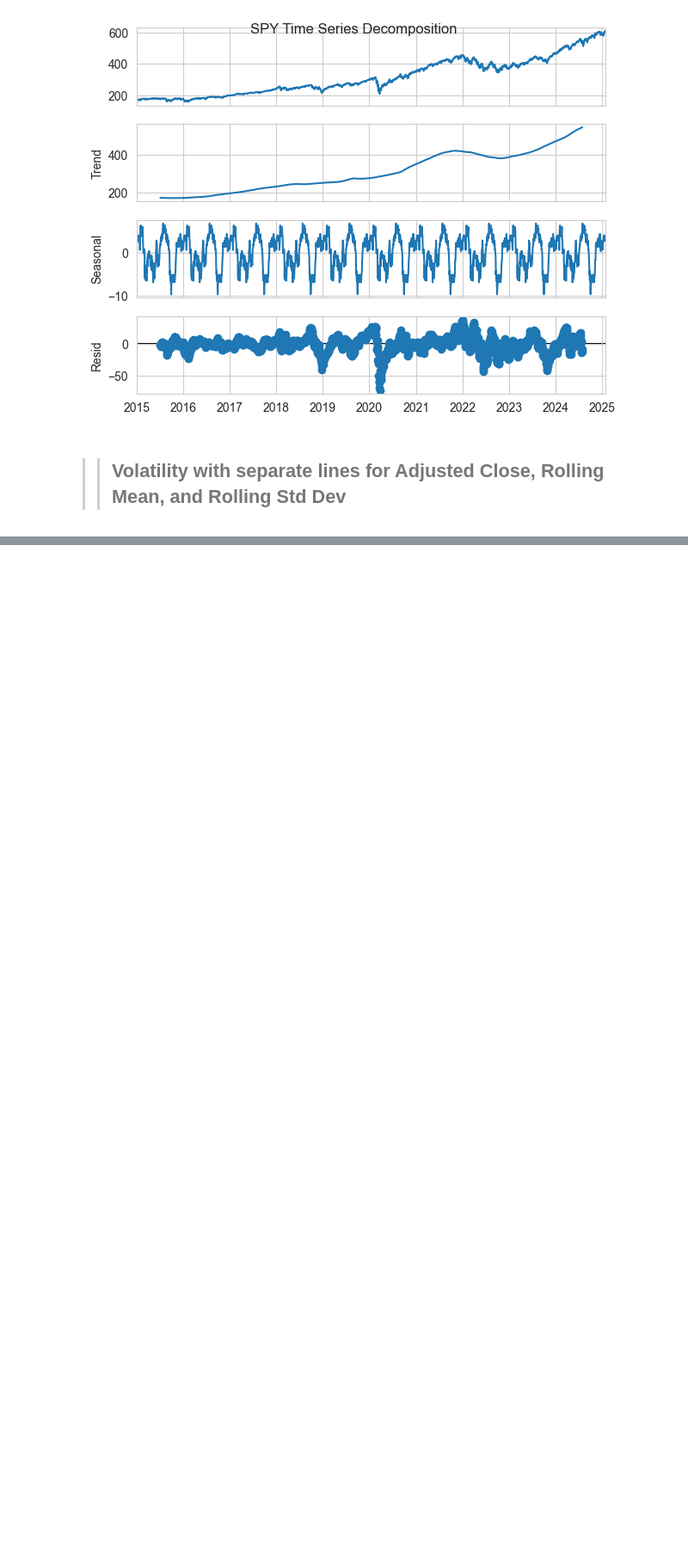
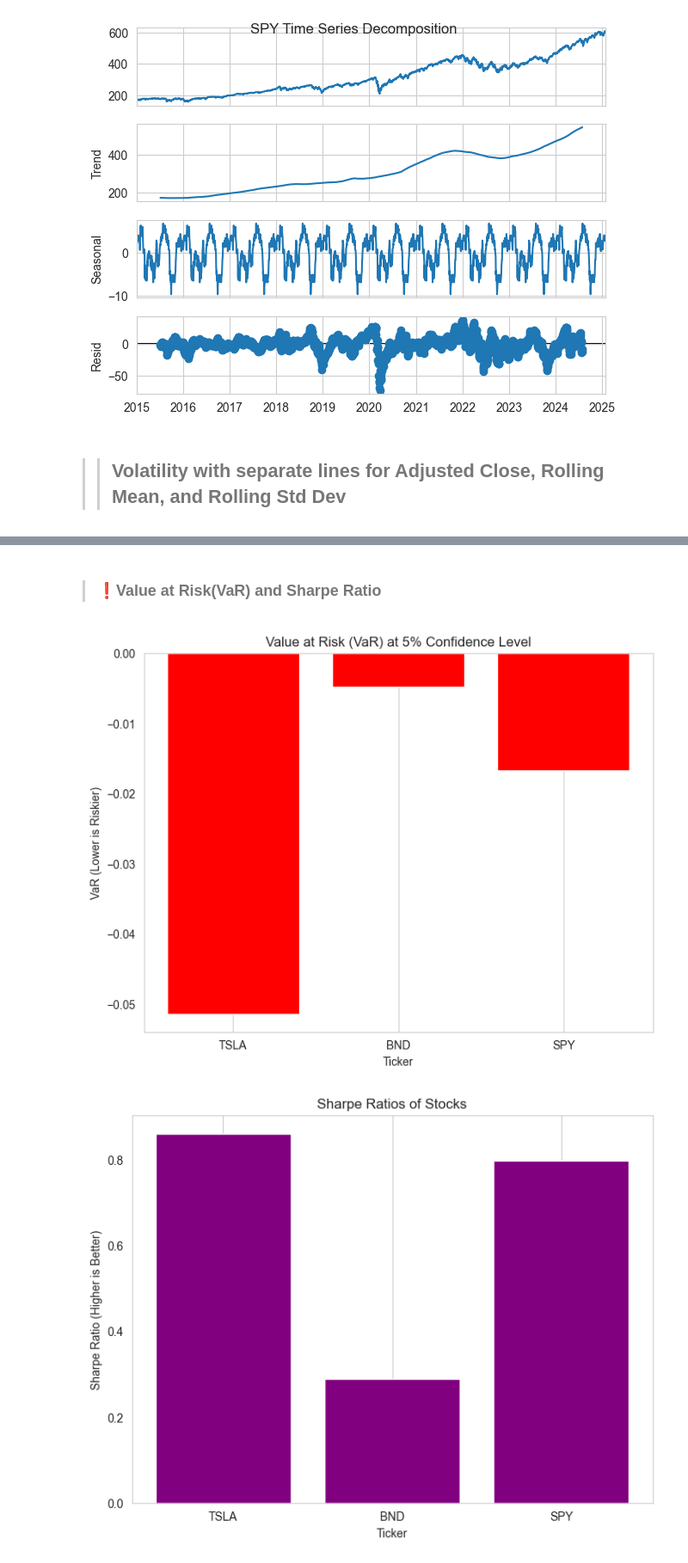
Before and after one commit to hanaDemma/Time-Series-Forecasting-for-Portfolio-Management-Optimization, a Jupyter notebook: notebooks/portfolioManagement.ipynb, the cells around one changed output, grey strips where cells are left out. Shown at 86% size. Drawn from its saved outputs; the diff is of its cells as text; code cells hidden in the pictures; blank space fills up the shorter version.

Commit message:
VaR and sharp ratio

```diff
--- a/notebooks/portfolioManagement.ipynb
+++ b/notebooks/portfolioManagement.ipynb
@@ -458,0 +459,7 @@ volatility_rolling(window_size, [tsla_data, bnd_data, spy_data], ['TSLA', 'BND',
+# %% [markdown]
+> ### ❗Value at Risk(VaR) and Sharpe Ratio
+# %%
+varAndSharpeRatio([tsla_data,bnd_data,spy_data], ['TSLA','BND','SPY'])
+# %% [output]
+[figure, added]
+[figure, added]
```
Also changed, not shown: parts of 7 cells of this notebook, 1 other file.
